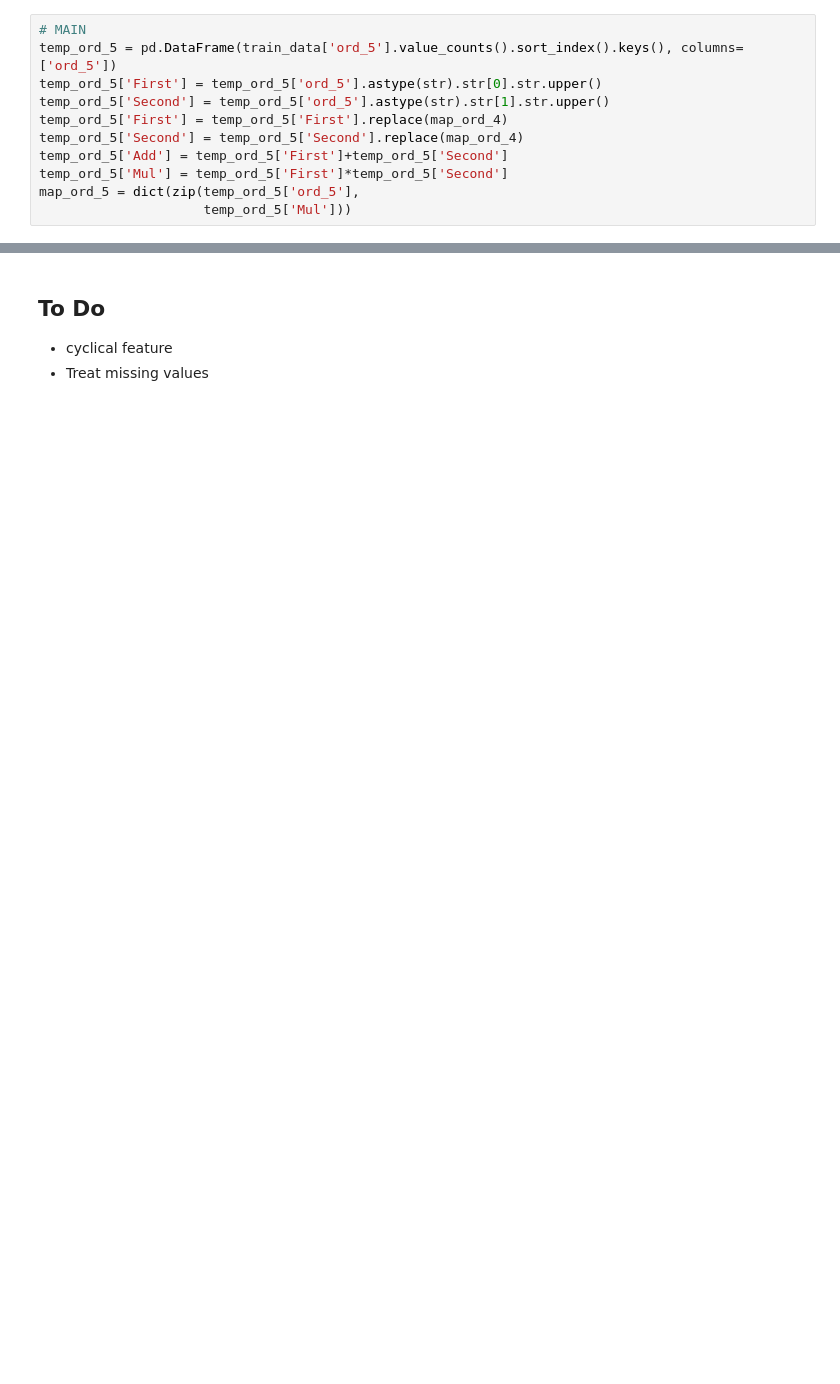
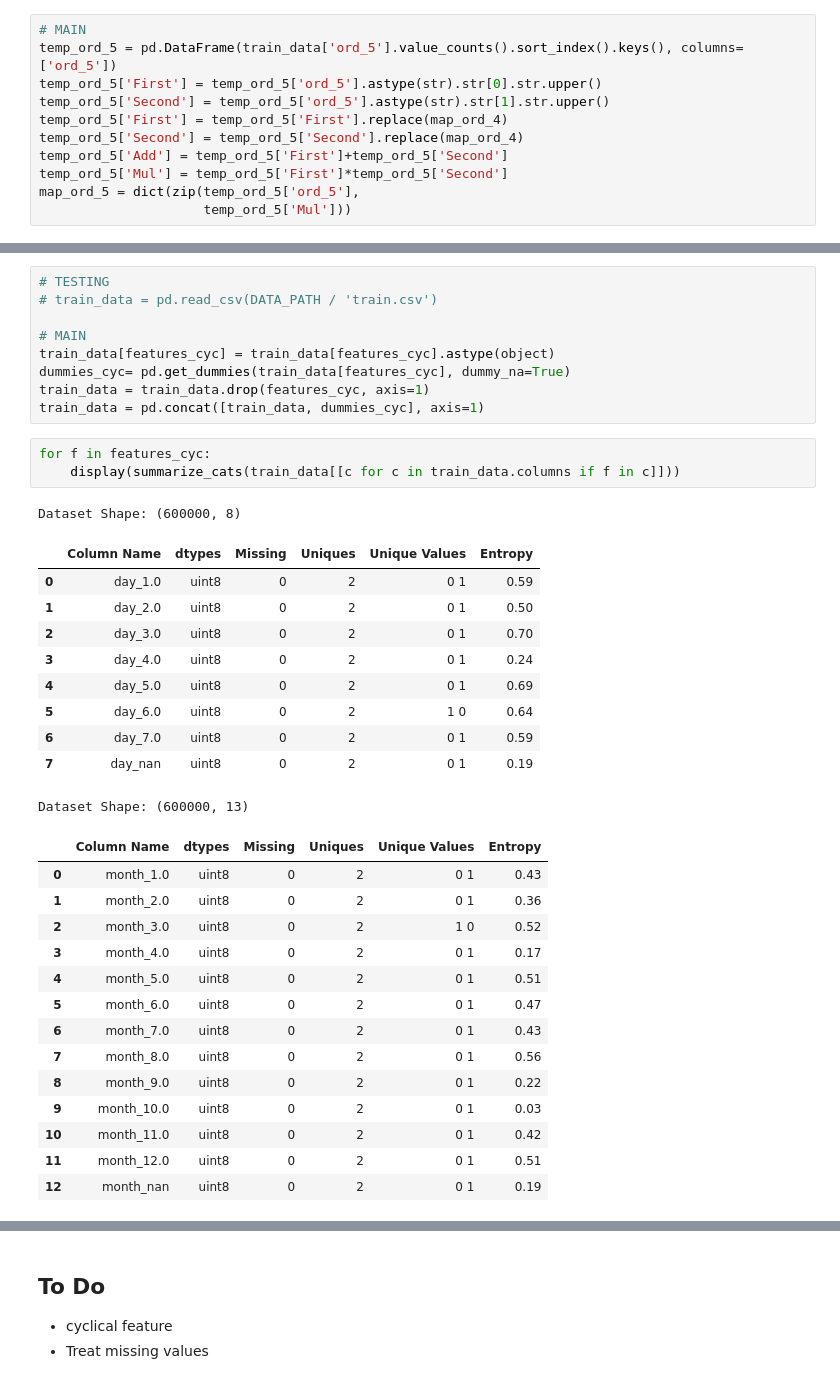
Before and after one commit to palpen/kaggle-pipeline, a Jupyter notebook: cat-in-the-dat-ii/notebook/explore.ipynb, the cells around one changed output, grey strips where cells are left out. Drawn from its saved outputs; the diff is of its cells as text; blank space fills up the shorter version.

```diff
--- a/cat-in-the-dat-ii/notebook/explore.ipynb
+++ b/cat-in-the-dat-ii/notebook/explore.ipynb
@@ -243,0 +285,38 @@ train_data[features_cyc]
+# %%
+# TESTING
+# train_data = pd.read_csv(DATA_PATH / 'train.csv')
+
+# MAIN
+train_data[features_cyc] = train_data[features_cyc].astype(object)
+dummies_cyc= pd.get_dummies(train_data[features_cyc], dummy_na=True)
+train_data = train_data.drop(features_cyc, axis=1)
+train_data = pd.concat([train_data, dummies_cyc], axis=1)
+# %%
+for f in features_cyc:
+    display(summarize_cats(train_data[[c for c in train_data.columns if f in c]]))
+# %% [output]
+Dataset Shape: (600000, 8)
+|  | Column Name | dtypes | Missing | Uniques | Unique Values | Entropy |
+| 0 | day_1.0 | uint8 | 0 | 2 | 0 1 | 0.59 |
+| 1 | day_2.0 | uint8 | 0 | 2 | 0 1 | 0.50 |
+| 2 | day_3.0 | uint8 | 0 | 2 | 0 1 | 0.70 |
+| 3 | day_4.0 | uint8 | 0 | 2 | 0 1 | 0.24 |
+| 4 | day_5.0 | uint8 | 0 | 2 | 0 1 | 0.69 |
+| 5 | day_6.0 | uint8 | 0 | 2 | 1 0 | 0.64 |
+| 6 | day_7.0 | uint8 | 0 | 2 | 0 1 | 0.59 |
+| 7 | day_nan | uint8 | 0 | 2 | 0 1 | 0.19 |
+Dataset Shape: (600000, 13)
+|  | Column Name | dtypes | Missing | Uniques | Unique Values | Entropy |
+| 0 | month_1.0 | uint8 | 0 | 2 | 0 1 | 0.43 |
+| 1 | month_2.0 | uint8 | 0 | 2 | 0 1 | 0.36 |
+| 2 | month_3.0 | uint8 | 0 | 2 | 1 0 | 0.52 |
+| 3 | month_4.0 | uint8 | 0 | 2 | 0 1 | 0.17 |
+| 4 | month_5.0 | uint8 | 0 | 2 | 0 1 | 0.51 |
+| 5 | month_6.0 | uint8 | 0 | 2 | 0 1 | 0.47 |
+| 6 | month_7.0 | uint8 | 0 | 2 | 0 1 | 0.43 |
+| 7 | month_8.0 | uint8 | 0 | 2 | 0 1 | 0.56 |
+| 8 | month_9.0 | uint8 | 0 | 2 | 0 1 | 0.22 |
+| 9 | month_10.0 | uint8 | 0 | 2 | 0 1 | 0.03 |
+| 10 | month_11.0 | uint8 | 0 | 2 | 0 1 | 0.42 |
+| 11 | month_12.0 | uint8 | 0 | 2 | 0 1 | 0.51 |
+| 12 | month_nan | uint8 | 0 | 2 | 0 1 | 0.19 |
```
Also changed, not shown: parts of 24 cells of this notebook.
